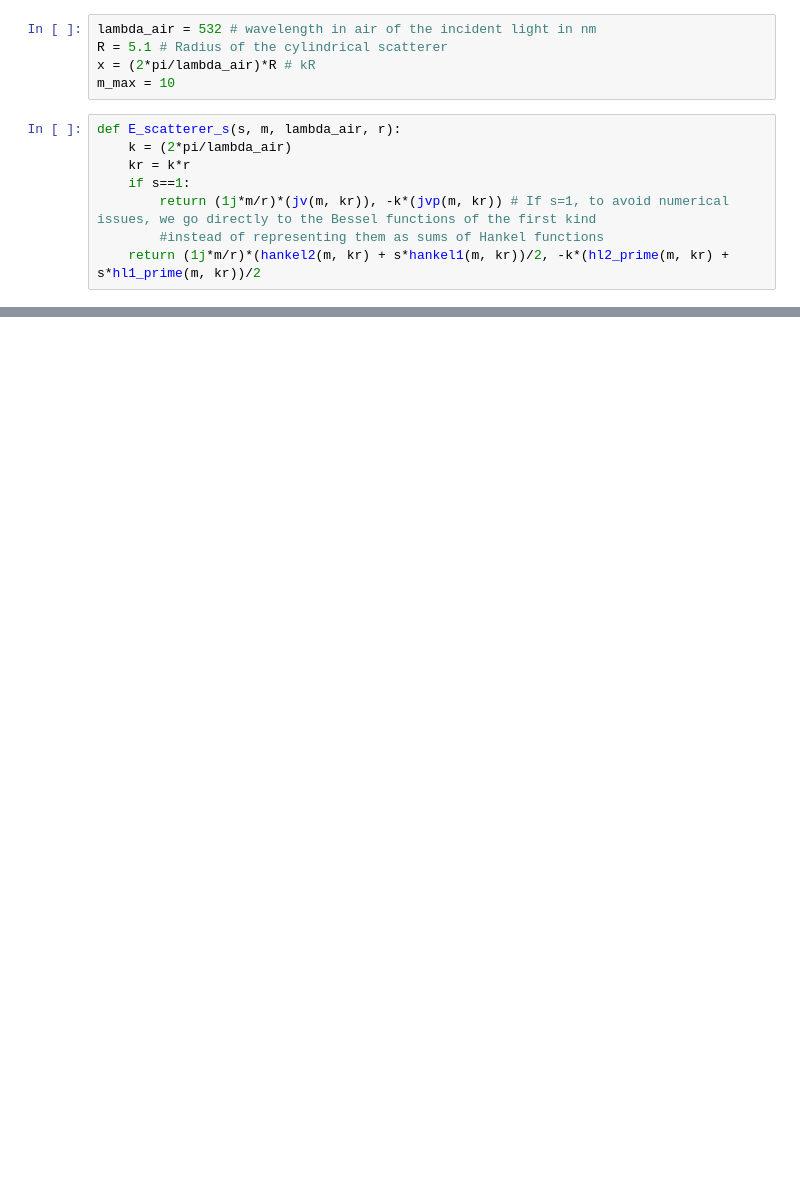
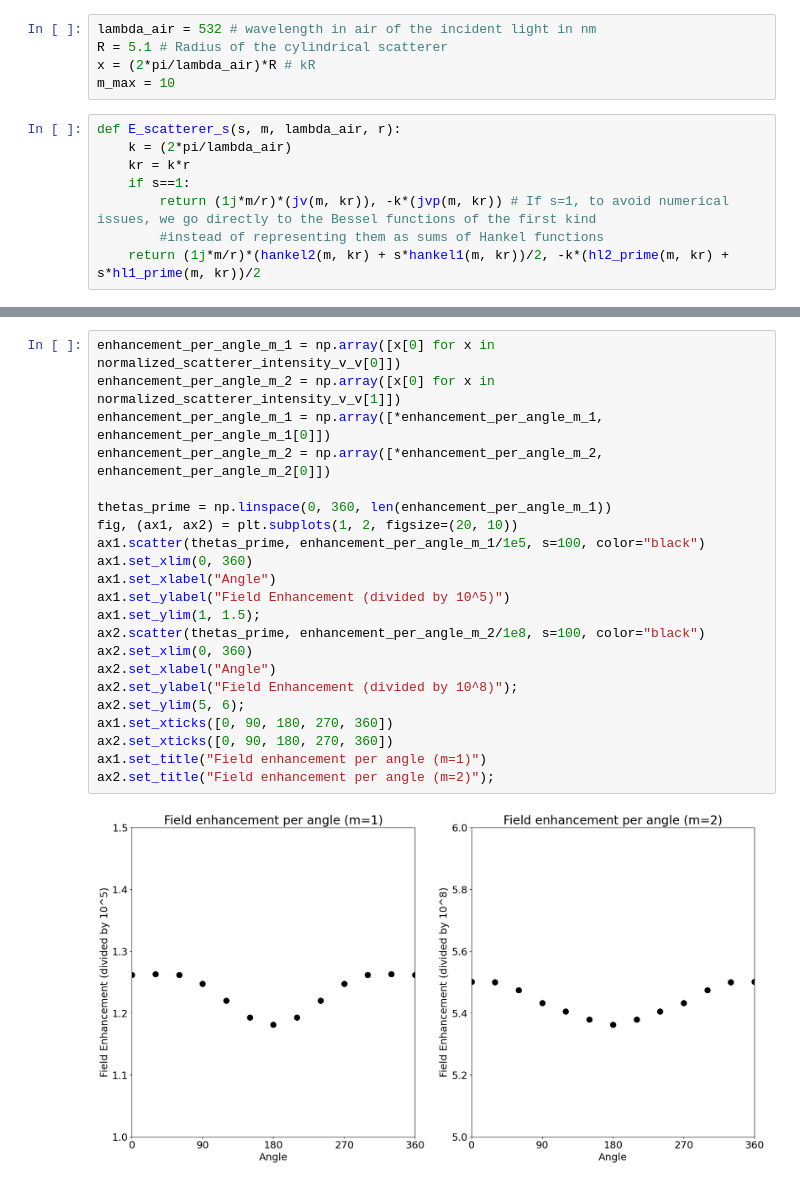
Before and after one commit to AliGhorashiCMT/Coherent-Perfect-Absorption, a Jupyter notebook: cylinders/Passive sink plane waves and time domain.ipynb, the cells around one changed output, grey strips where cells are left out. Saved outputs shown, nothing was run; the diff lists cells and outputs as text; blank space fills up the shorter version.

Commit message:
Field enhancement as a function of angle

```diff
--- a/cylinders/Passive sink plane waves and time domain.ipynb
+++ b/cylinders/Passive sink plane waves and time domain.ipynb
@@ -132,0 +144,24 @@ ax2.set_yticks([0, 4, 8, 12, 16]);
+# %%
+enhancement_per_angle_m_1 = np.array([x[0] for x in normalized_scatterer_intensity_v_v[0]])
+enhancement_per_angle_m_2 = np.array([x[0] for x in normalized_scatterer_intensity_v_v[1]])
+enhancement_per_angle_m_1 = np.array([*enhancement_per_angle_m_1, enhancement_per_angle_m_1[0]])
+enhancement_per_angle_m_2 = np.array([*enhancement_per_angle_m_2, enhancement_per_angle_m_2[0]])
+
+thetas_prime = np.linspace(0, 360, len(enhancement_per_angle_m_1))
+fig, (ax1, ax2) = plt.subplots(1, 2, figsize=(20, 10))
+ax1.scatter(thetas_prime, enhancement_per_angle_m_1/1e5, s=100, color="black")
+ax1.set_xlim(0, 360)
+ax1.set_xlabel("Angle")
+ax1.set_ylabel("Field Enhancement (divided by 10^5)")
+ax1.set_ylim(1, 1.5);
+ax2.scatter(thetas_prime, enhancement_per_angle_m_2/1e8, s=100, color="black")
+ax2.set_xlim(0, 360)
+ax2.set_xlabel("Angle")
+ax2.set_ylabel("Field Enhancement (divided by 10^8)");
+ax2.set_ylim(5, 6);
+ax1.set_xticks([0, 90, 180, 270, 360])
+ax2.set_xticks([0, 90, 180, 270, 360])
+ax1.set_title("Field enhancement per angle (m=1)")
+ax2.set_title("Field enhancement per angle (m=2)");
+# %% [output]
+[figure, added]
```
Also changed, not shown: parts of 2 cells of this notebook.
